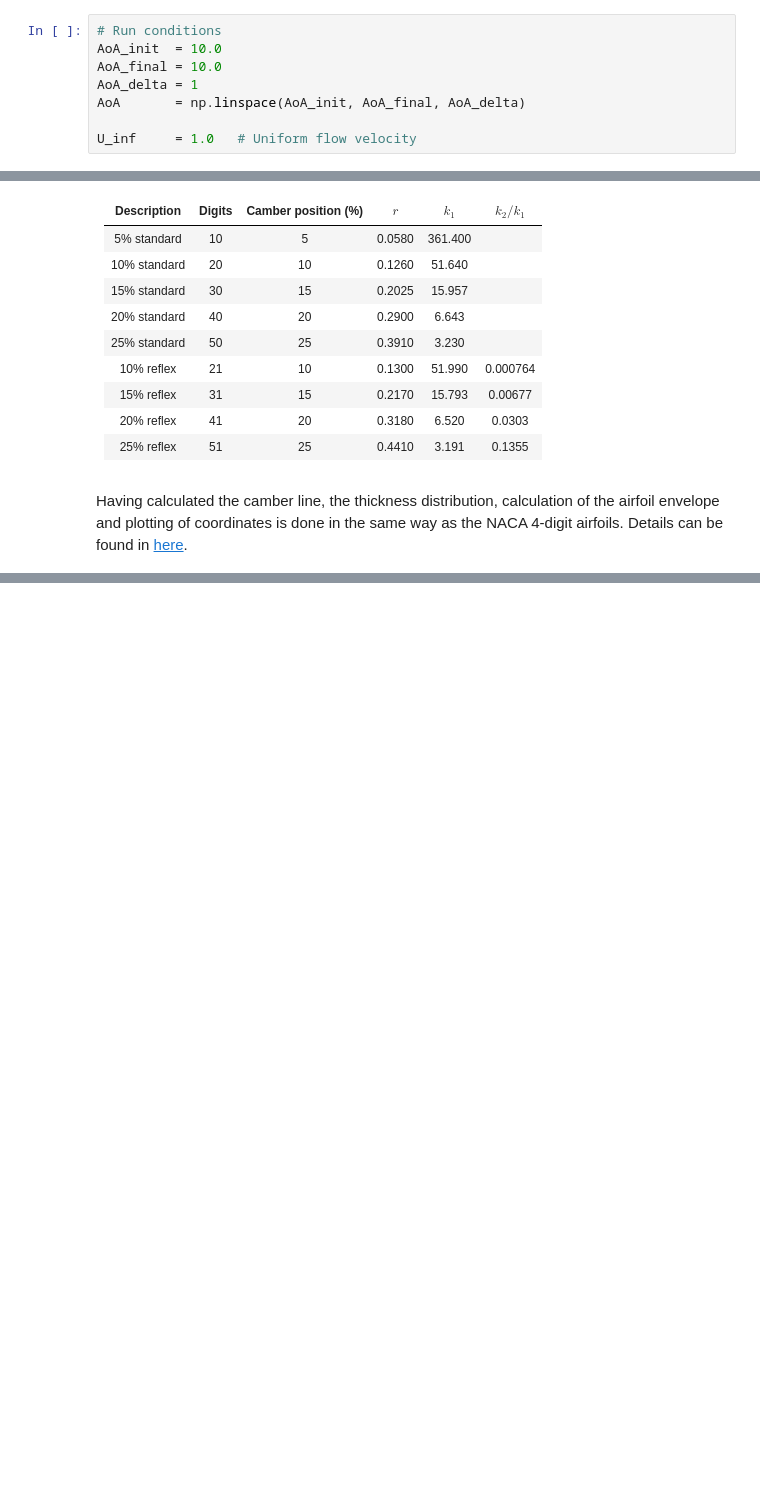
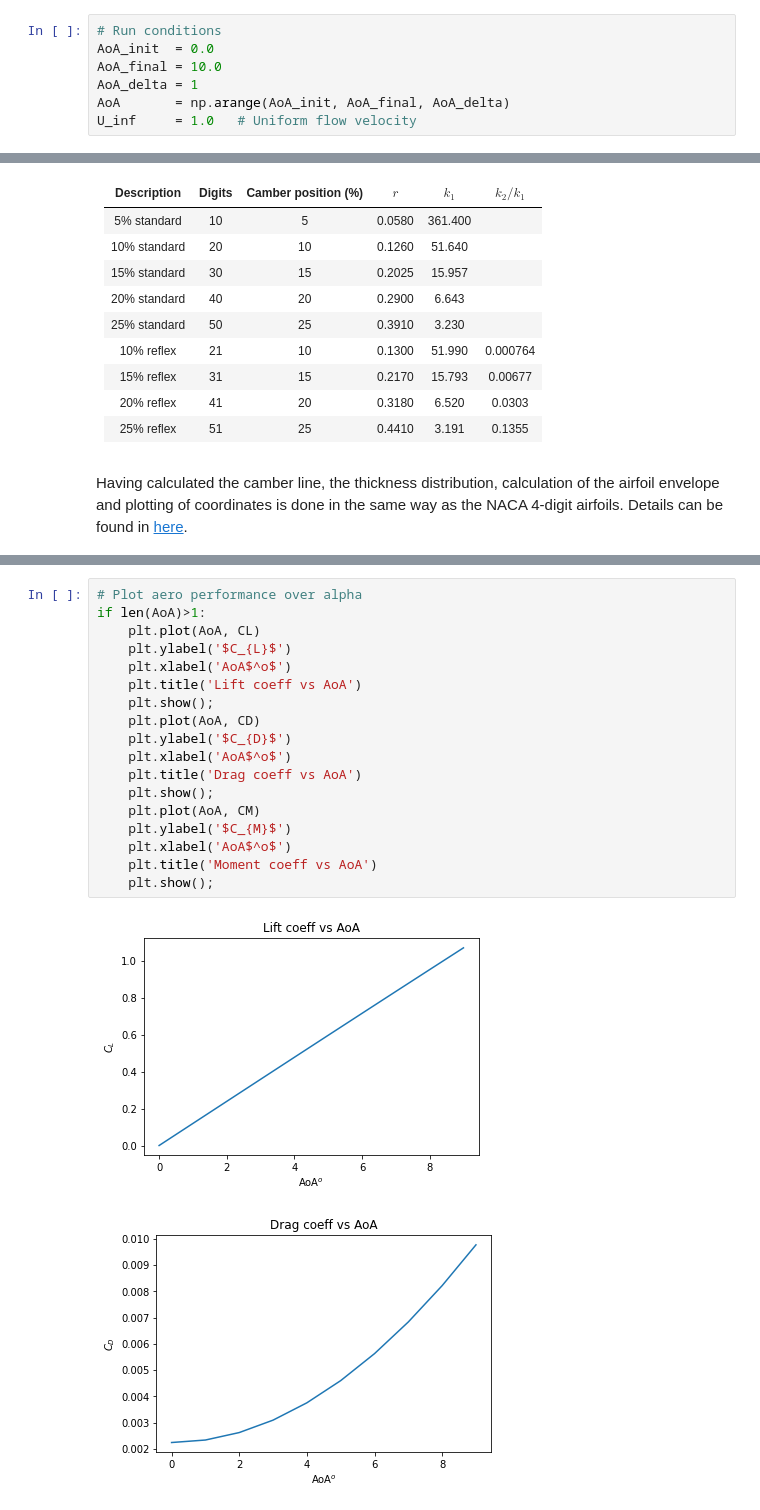
Before and after one commit to alfiyandyhr/VortexPanelMethod, a Jupyter notebook: airfoil_vpm.ipynb, the cells around one changed output, grey strips where cells are left out. Drawn from its saved outputs; the diff is of its cells as text; blank space fills up the shorter version.

```diff
--- a/airfoil_vpm.ipynb
+++ b/airfoil_vpm.ipynb
@@ -23,11 +23,10 @@ N             = 40        # number of boundary points, N panels = N - 1
 blunt_TE      = False     # whether the TE is blunt (True) or sharp (False)
 # %%
 # Run conditions
-AoA_init  = 10.0
+AoA_init  = 0.0
 AoA_final = 10.0
 AoA_delta = 1
-AoA       = np.linspace(AoA_init, AoA_final, AoA_delta)
-
+AoA       = np.arange(AoA_init, AoA_final, AoA_delta)
 U_inf     = 1.0   # Uniform flow velocity
 # %% [markdown]
 ### NACA 4-digits
@@ -436,0 +703,21 @@ plt.show()
+# %%
+# Plot aero performance over alpha
+if len(AoA)>1:
+    plt.plot(AoA, CL)
+    plt.ylabel('$C_{L}$')
+    plt.xlabel('AoA$^o$')
+    plt.title('Lift coeff vs AoA')
+    plt.show();
+    plt.plot(AoA, CD)
+    plt.ylabel('$C_{D}$')
+    plt.xlabel('AoA$^o$')
+    plt.title('Drag coeff vs AoA')
+    plt.show();
+    plt.plot(AoA, CM)
+    plt.ylabel('$C_{M}$')
+    plt.xlabel('AoA$^o$')
+    plt.title('Moment coeff vs AoA')
+    plt.show();
+# %% [output]
+[figure, added]
+[figure, added]
```
Also changed, not shown: parts of 20 cells of this notebook, 3 other files.
